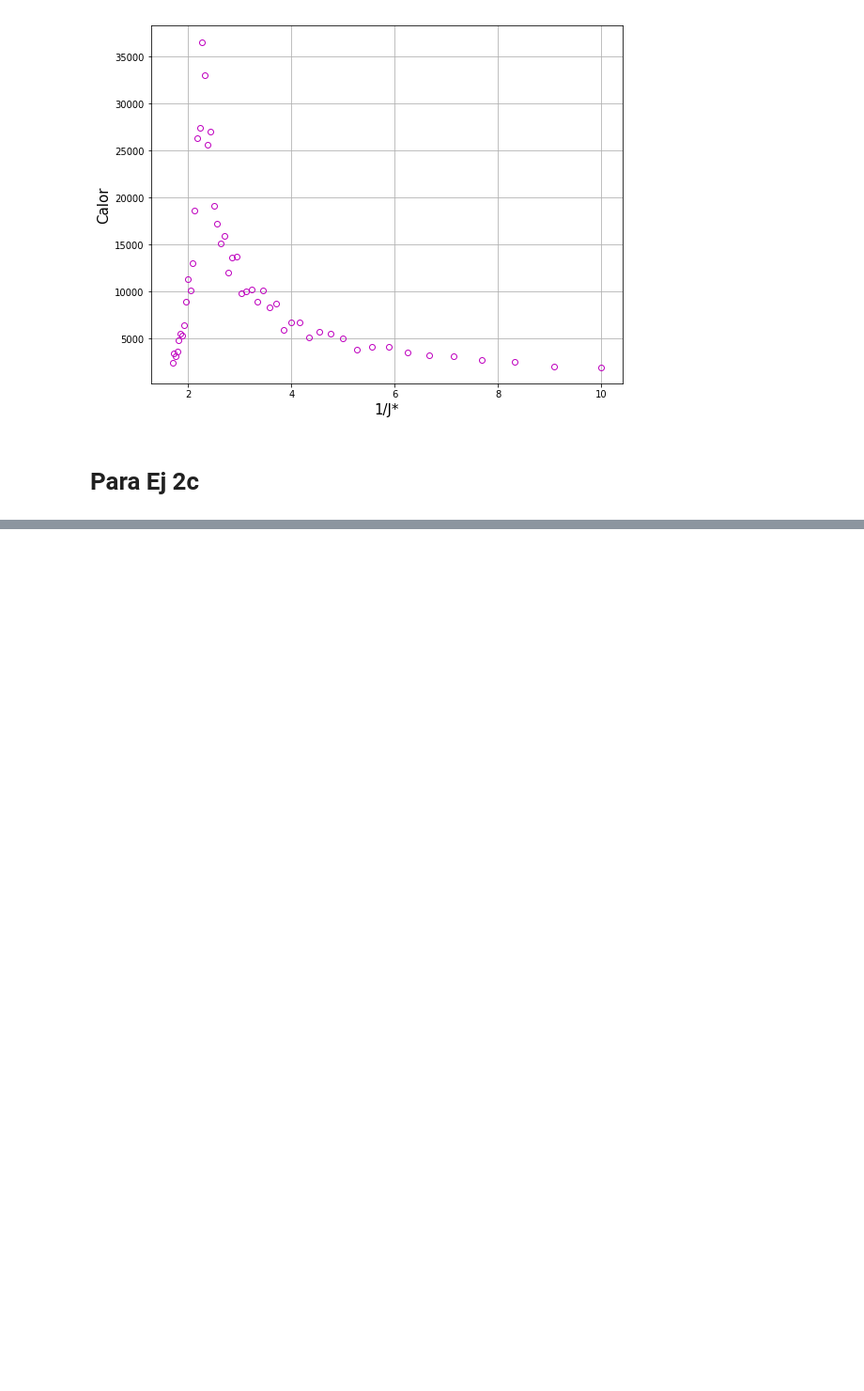
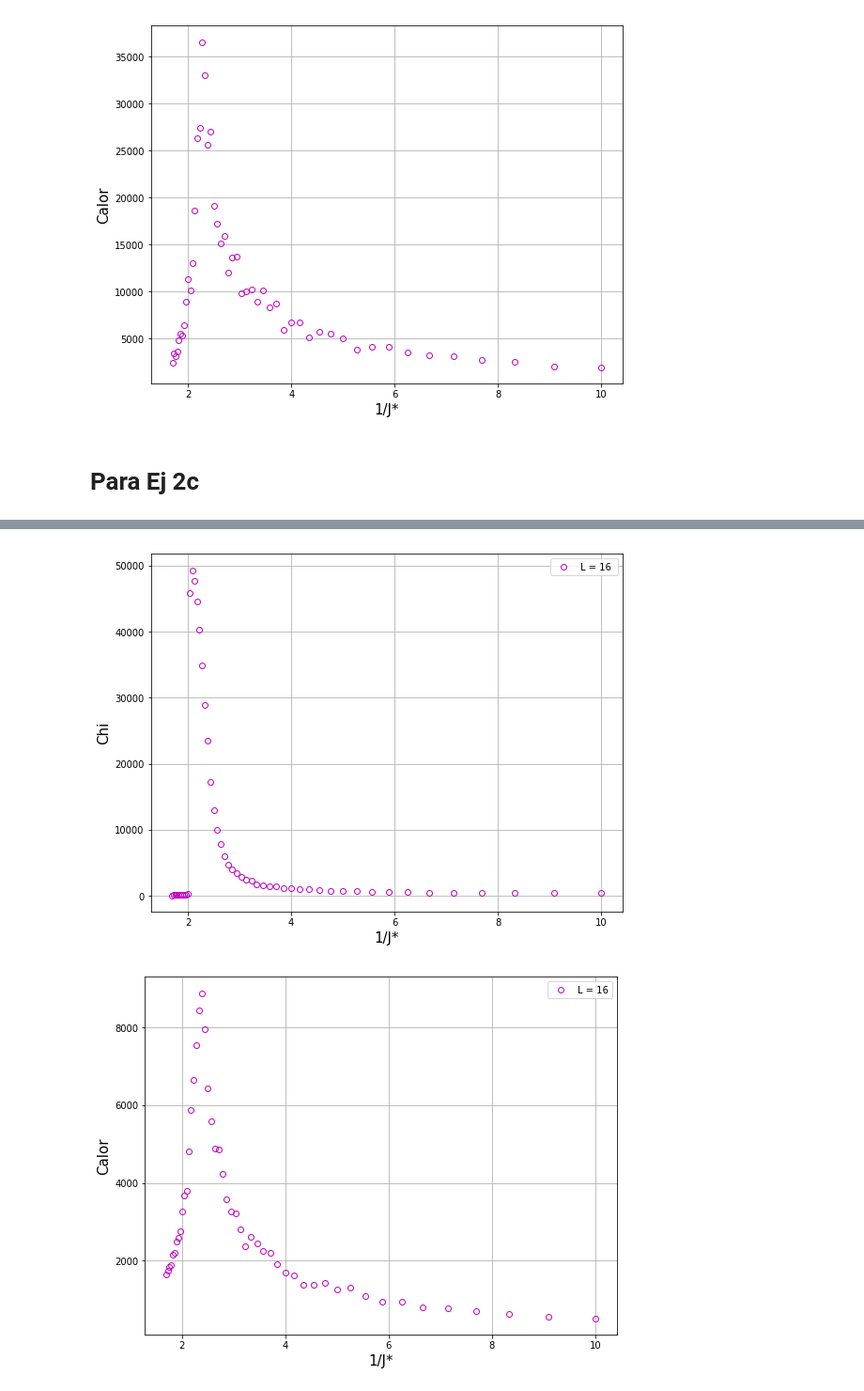
Before and after one commit to Igna11/TP2-Computacional-Ising, a Jupyter notebook: Chi y C.ipynb, the cells around one changed output, grey strips where cells are left out. Shown at 94% size. Drawn from its saved outputs; the diff is of its cells as text; code cells hidden in the pictures; blank space fills up the shorter version.

```diff
--- a/Chi y C.ipynb
+++ b/Chi y C.ipynb
@@ -100,0 +170,9 @@ E = np.loadtxt('Correlacion_EvsJ_dim32_Barridos1100000.txt')
+# %%
+M_16 = np.loadtxt('MvsJ_dim16_Barridos1000_tau44.txt')
+E_16 = np.loadtxt('EvsJ_dim16_Barridos1000_tau44.txt')
+# %%
+Chi_c(M_16,10,16)
+Calor_c(E_16,10,16)
+# %% [output]
+[figure, added]
+[figure, added]
```
Also changed, not shown: parts of 3 cells of this notebook.
